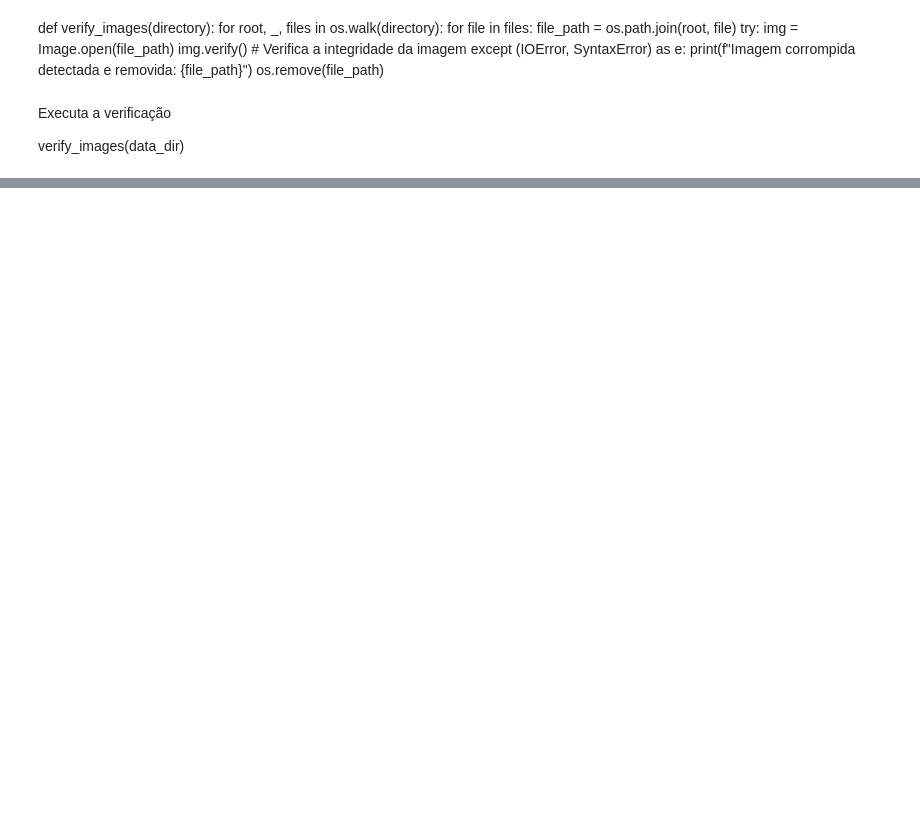
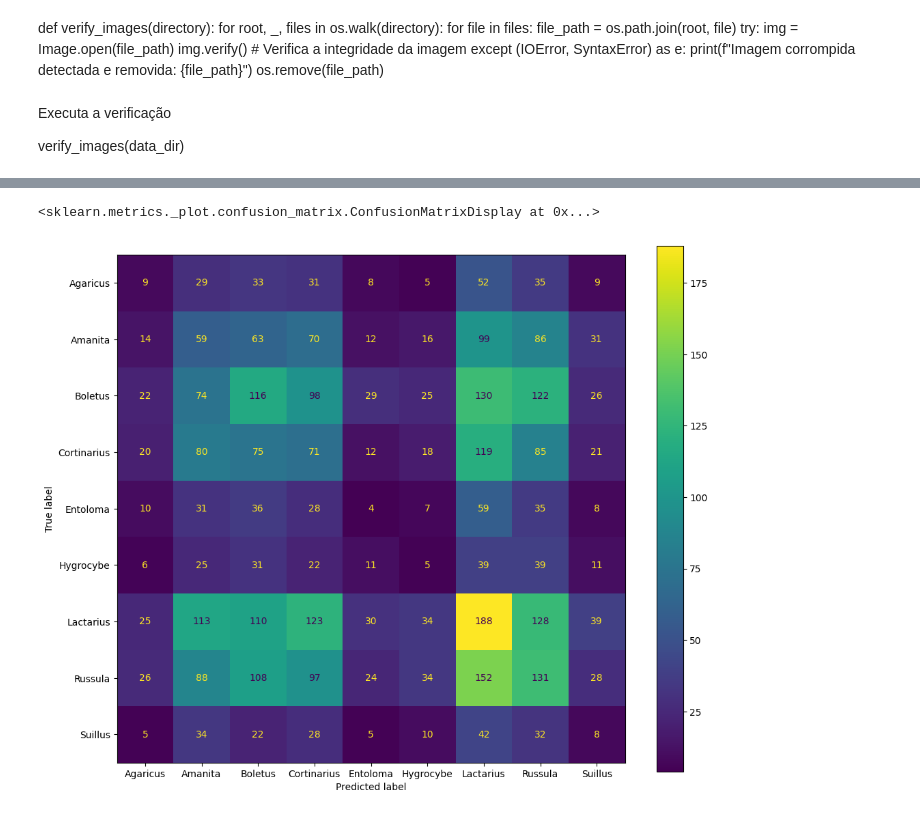
Before and after one commit to renatocostaprojetos/MushroomClassification, a Jupyter notebook: Mushroom_Classification_Oficial.ipynb, the cells around one changed output, grey strips where cells are left out. Drawn from its saved outputs; the diff is of its cells as text; code cells hidden in the pictures; blank space fills up the shorter version.

```diff
--- a/Mushroom_Classification_Oficial.ipynb
+++ b/Mushroom_Classification_Oficial.ipynb
@@ -152,0 +152,4 @@ plt.show()
+# %%
+#Matrix de Confusão
+Y_pred = model.predict(validation_generator)
+y_pred = np.argmax(Y_pred, axis=1)
@@ -153,3 +158,16 @@ plt.show()
+# %%
+from sklearn.metrics import confusion_matrix, ConfusionMatrixDisplay
+class_labels = ['Agaricus', 'Amanita', 'Boletus', 'Cortinarius', 'Entoloma', 'Hygrocybe', 'Lactarius', 'Russula', 'Suillus']
+cm = confusion_matrix(validation_generator.classes, y_pred)
+
+disp = ConfusionMatrixDisplay(confusion_matrix=cm,
+                              display_labels=class_labels)
+
+fig, ax = plt.subplots(figsize=(12,10))
+disp.plot(ax=ax)
+# %% [output]
+<sklearn.metrics._plot.confusion_matrix.ConfusionMatrixDisplay at 0x...>
+[figure, added]
 # %%
 def safe_load_img(image_path):
     try:
```
Also changed, not shown: parts of 8 cells of this notebook, 1 other file.
